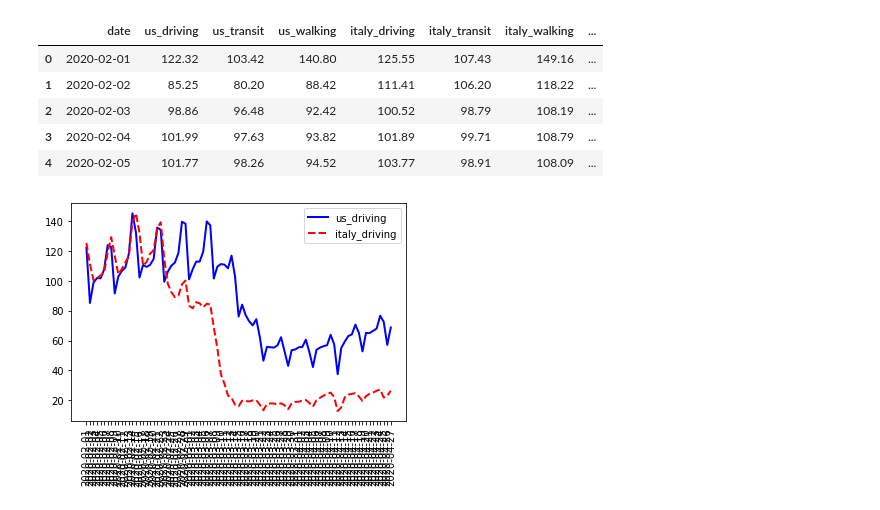
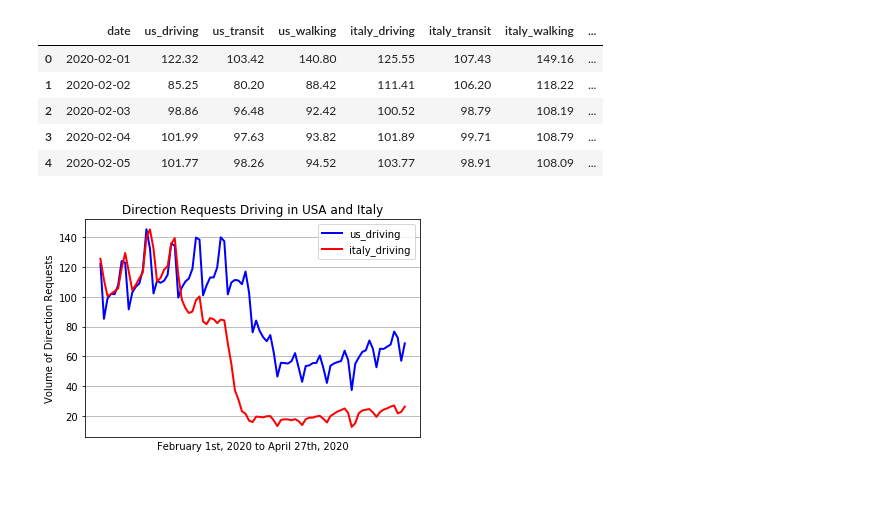
Before and after one commit to edwinmccracken/etl_project, a Jupyter notebook: visualizations.ipynb, the cells around one changed output. Drawn from its saved outputs; the diff is of its cells as text; code cells hidden in the pictures.

```diff
--- a/visualizations.ipynb
+++ b/visualizations.ipynb
@@ -5,4 +7,7 @@ import matplotlib.pyplot as plt
 joined_data = pd.read_csv("joined_data.csv")
+# %%
+months = mdates.MonthLocator()
+months_fmt = mdates.DateFormatter('%M')
 # %%
 joined_data.head()
 # %% [output]
@@ -12,11 +17,19 @@ joined_data.head()
 | 2 | 2020-02-03 | 98.86 | 96.48 | 92.42 | 100.52 | 98.79 | 108.19 | ... |
 | 3 | 2020-02-04 | 101.99 | 97.63 | 93.82 | 101.89 | 99.71 | 108.79 | ... |
 | 4 | 2020-02-05 | 101.77 | 98.26 | 94.52 | 103.77 | 98.91 | 108.09 | ... |
-# %%
-driving = plt.plot( 'date', 'us_driving', data=joined_data, marker='', color='blue', linewidth=2)
-plt.plot( 'date', 'italy_driving', data=joined_data, marker='', color='red', linewidth=2, linestyle='dashed', label="italy_driving")
-plt.legend()
-plt.xticks(rotation=90)
-plt.show()
-# %% [output]
-[figure, removed]
+# %%
+fig, ax = plt.subplots()
+ax.plot('date', 'us_driving', data=joined_data, marker='', color='blue', linewidth=2)
+ax.plot('date', 'italy_driving', data=joined_data, marker='', color='red', linewidth=2)
+ax.xaxis.set_major_locator(months)
+ax.xaxis.set_major_formatter(months_fmt)
+ax.set_xlim()
+ax.grid(True)
+fig.autofmt_xdate
+ax.set_ylabel('Volume of Direction Requests')
+ax.set_xlabel('February 1st, 2020 to April 27th, 2020')
+ax.set_title('Direction Requests Driving in USA and Italy')
+ax.legend()
+plt.savefig('direction.png')
+# %% [output]
+[figure, added]
```
Also changed, not shown: parts of 6 cells of this notebook, 6 other files.
